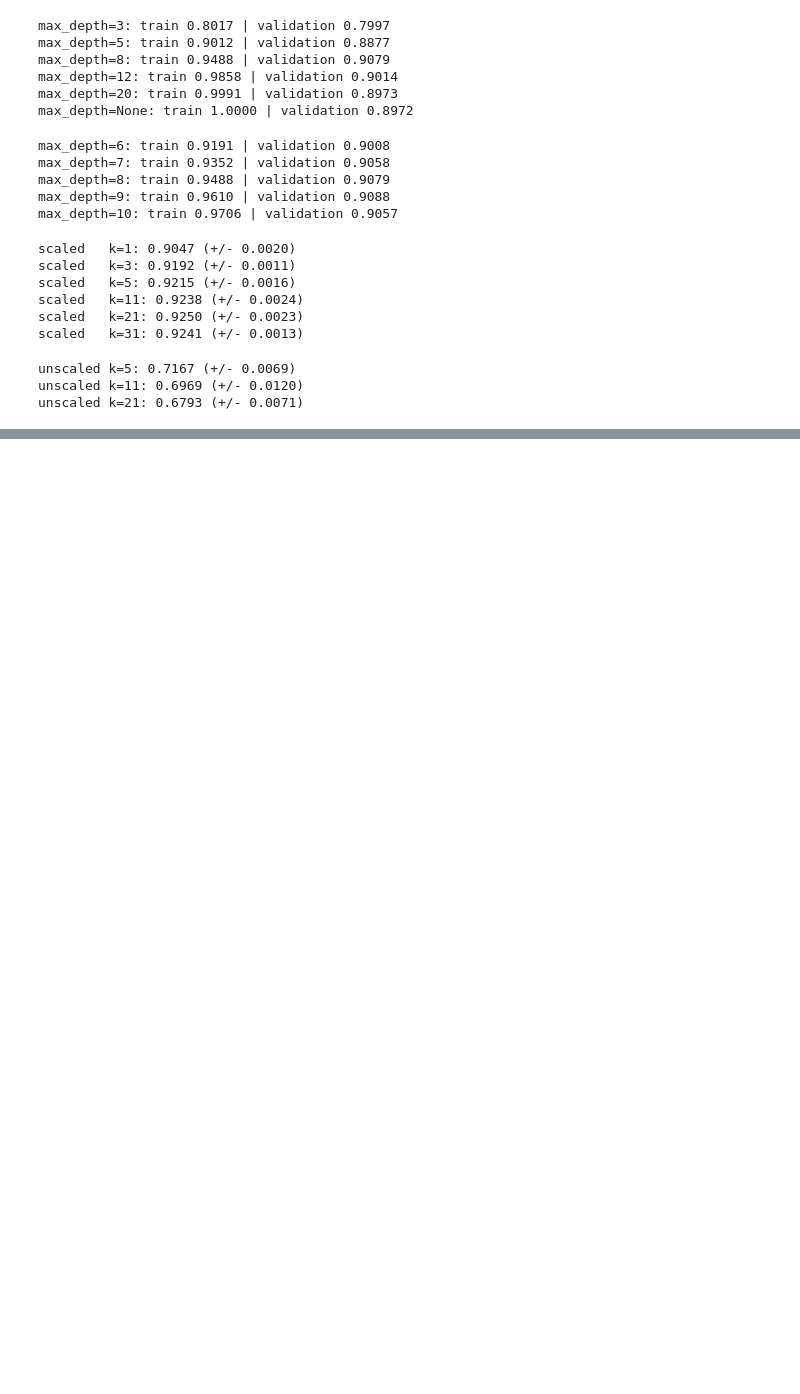
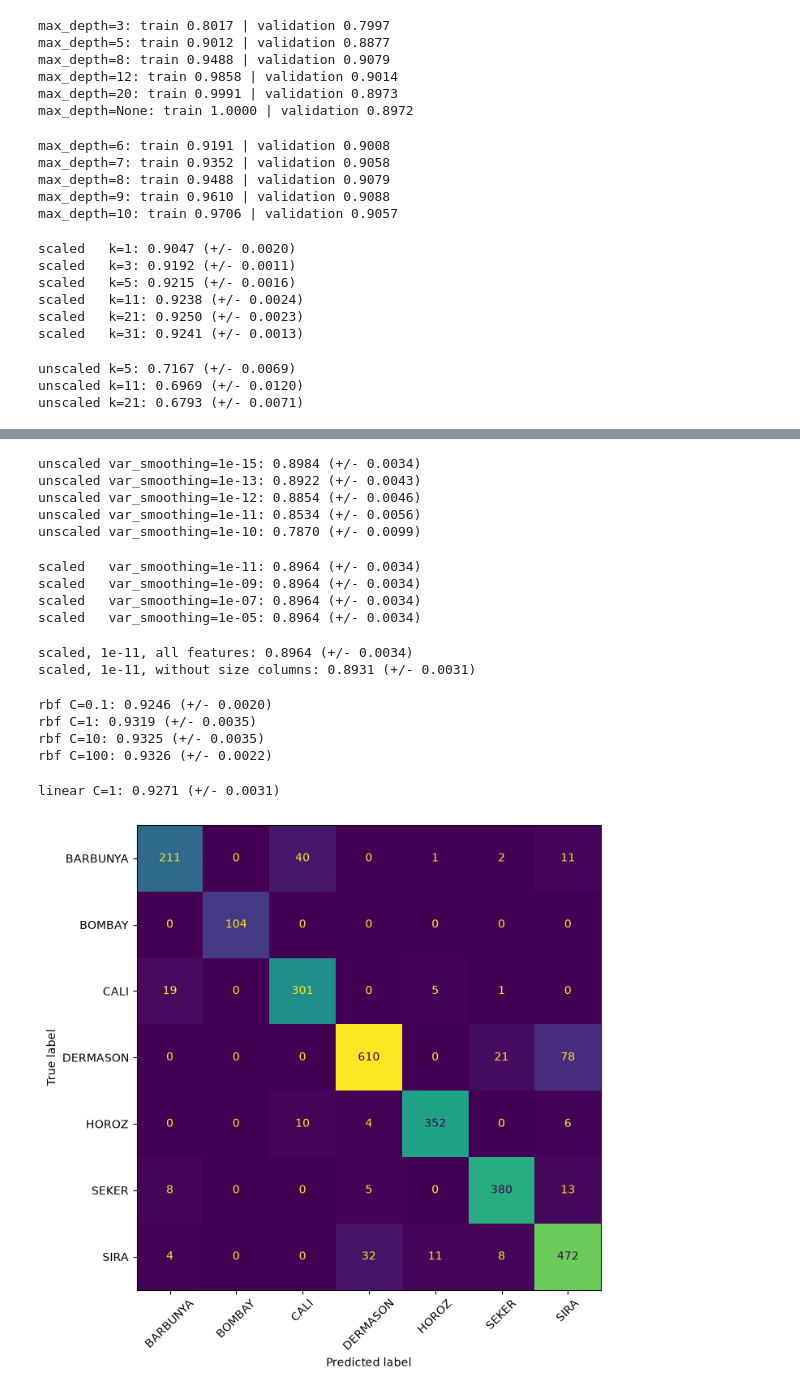
Before and after one commit to Kalpesh-18/Machine_Learning_Assignment2, a Jupyter notebook: notebook/02_experiments.ipynb, the cells around one changed output, grey strips where cells are left out. Saved outputs shown, nothing was run; the diff lists cells and outputs as text; code cells hidden in the pictures; blank space fills up the shorter version.

```diff
--- a/notebook/02_experiments.ipynb
+++ b/notebook/02_experiments.ipynb
@@ -117,0 +155,68 @@ ModuleNotFoundError: No module named 'config'
+# %%
+# 1. push the grid lower, unscaled
+for vs in [1e-15, 1e-13, 1e-12, 1e-11, 1e-10]:
+    nb = GaussianNB(var_smoothing=vs)
+    scores = cross_val_score(nb, X_train, y_train, cv=5, scoring="accuracy")
+    print(f"unscaled var_smoothing={vs:.0e}: {scores.mean():.4f} (+/- {scores.std():.4f})")
+# %% [output]
+unscaled var_smoothing=1e-15: 0.8984 (+/- 0.0034)
+unscaled var_smoothing=1e-13: 0.8922 (+/- 0.0043)
+unscaled var_smoothing=1e-12: 0.8854 (+/- 0.0046)
+unscaled var_smoothing=1e-11: 0.8534 (+/- 0.0056)
+unscaled var_smoothing=1e-10: 0.7870 (+/- 0.0099)
+# %%
+# 2. same model with the scaler in front
+for vs in [1e-11, 1e-9, 1e-7, 1e-5]:
+    pipe = Pipeline([("scaler", StandardScaler()), ("clf", GaussianNB(var_smoothing=vs))])
+    scores = cross_val_score(pipe, X_train, y_train, cv=5, scoring="accuracy")
+    print(f"scaled   var_smoothing={vs:.0e}: {scores.mean():.4f} (+/- {scores.std():.4f})")
+# %% [output]
+scaled   var_smoothing=1e-11: 0.8964 (+/- 0.0034)
+scaled   var_smoothing=1e-09: 0.8964 (+/- 0.0034)
+scaled   var_smoothing=1e-07: 0.8964 (+/- 0.0034)
+scaled   var_smoothing=1e-05: 0.8964 (+/- 0.0034)
+# %%
+# 3. redo the size-column comparison with smoothing taken out of the picture
+for name, data in [("all features", X_train), ("without size columns", X_reduced)]:
+    pipe = Pipeline([("scaler", StandardScaler()), ("clf", GaussianNB(var_smoothing=1e-11))])
+    scores = cross_val_score(pipe, data, y_train, cv=5, scoring="accuracy")
+    print(f"scaled, 1e-11, {name}: {scores.mean():.4f} (+/- {scores.std():.4f})")
+# %% [output]
+scaled, 1e-11, all features: 0.8964 (+/- 0.0034)
+scaled, 1e-11, without size columns: 0.8931 (+/- 0.0031)
+# %%
+from sklearn.svm import SVC
+
+for c in [0.1, 1, 10, 100]:
+    pipe = Pipeline([("scaler", StandardScaler()), ("clf", SVC(kernel="rbf", C=c))])
+    scores = cross_val_score(pipe, X_train, y_train, cv=5, scoring="accuracy")
+    print(f"rbf C={c}: {scores.mean():.4f} (+/- {scores.std():.4f})")
+# %% [output]
+rbf C=0.1: 0.9246 (+/- 0.0020)
+rbf C=1: 0.9319 (+/- 0.0035)
+rbf C=10: 0.9325 (+/- 0.0035)
+rbf C=100: 0.9326 (+/- 0.0022)
+# %%
+pipe = Pipeline([("scaler", StandardScaler()), ("clf", SVC(kernel="linear", C=1))])
+scores = cross_val_score(pipe, X_train, y_train, cv=5, scoring="accuracy")
+print(f"linear C=1: {scores.mean():.4f} (+/- {scores.std():.4f})")
+# %% [output]
+linear C=1: 0.9271 (+/- 0.0031)
+# %%
+import joblib
+import matplotlib.pyplot as plt
+from sklearn.metrics import ConfusionMatrixDisplay
+from config import TEST_CSV, MODEL_DIR
+
+test = pd.read_csv(TEST_CSV)
+X_test = test.drop(columns=["Class"])
+y_test = test["Class"]
+
+model = joblib.load(MODEL_DIR / "naive_bayes.joblib")
+
+fig, ax = plt.subplots(figsize=(8, 7))
+ConfusionMatrixDisplay.from_estimator(model, X_test, y_test, ax=ax, xticks_rotation=45, colorbar=False)
+plt.tight_layout()
+plt.show()
+# %% [output]
+[figure, added]
```
Also changed, not shown: parts of 5 cells of this notebook, 2 other files.
